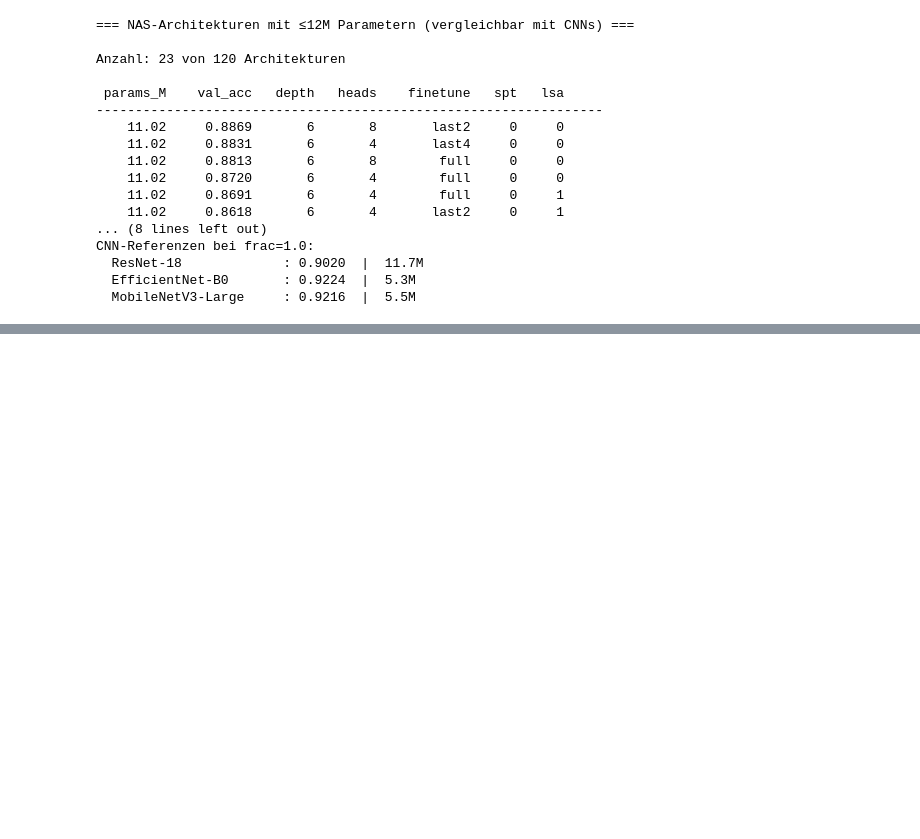
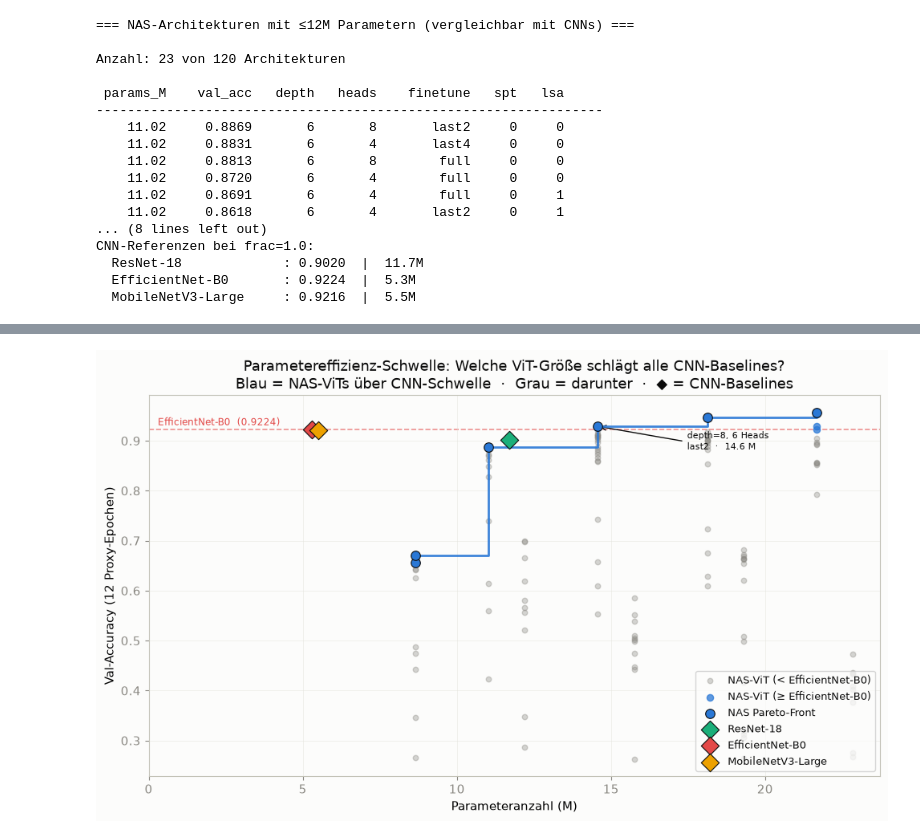
Before and after one commit to mats-ad/Masterarbeit, a Jupyter notebook: notebooks/auswertung_ergebnisse.ipynb, the cells around one changed output, grey strips where cells are left out. Drawn from its saved outputs; the diff is of its cells as text; code cells hidden in the pictures; blank space fills up the shorter version.

```diff
--- a/notebooks/auswertung_ergebnisse.ipynb
+++ b/notebooks/auswertung_ergebnisse.ipynb
@@ -741,0 +776,78 @@ CNN-Referenzen bei frac=1.0:
+# %%
+# Schwelle: beste CNN (aus cnn_refs, frac=1.0)
+best_cnn_acc  = max(d["val_acc"] for d in cnn_refs.values())
+best_cnn_name = max(cnn_refs, key=lambda k: cnn_refs[k]["val_acc"])
+
+# Partition NAS-Architekturen
+nas_below = baseline[baseline["val_acc"] <= best_cnn_acc]
+nas_above = baseline[baseline["val_acc"] >  best_cnn_acc]
+
+# Kleinste NAS-ViT die beste CNN schlägt
+smallest_winner = nas_above.sort_values("params").iloc[0]
+min_params_M    = smallest_winner["params"] / 1e6
+
+print(f"Schwelle ({best_cnn_name}):         val_acc = {best_cnn_acc:.4f}")
+print(f"NAS-Architekturen über Schwelle:   {len(nas_above)} / {len(baseline)}")
+print(f"Kleinste winnende ViT:             {min_params_M:.2f} M  |  val_acc={smallest_winner['val_acc']:.4f}")
+print(f"  depth={int(smallest_winner['depth'])}, num_heads={int(smallest_winner['num_heads'])}, "
+      f"finetune_mode={smallest_winner['finetune_mode']}")
+
+mask = pareto_front(baseline)
+pf   = baseline[mask].sort_values("params")
+
+fig, ax = plt.subplots(figsize=(10, 6))
+
+# NAS unterhalb Schwelle — grau
+ax.scatter(nas_below["params"] / 1e6, nas_below["val_acc"],
+           color=MUTED, alpha=0.35, s=22, zorder=2,
+           label=f"NAS-ViT (< {best_cnn_name})")
+
+# NAS oberhalb Schwelle — blau
+ax.scatter(nas_above["params"] / 1e6, nas_above["val_acc"],
+           color=C1, alpha=0.75, s=35, zorder=3,
+           label=f"NAS-ViT (≥ {best_cnn_name})")
+
+# Pareto-Front
+ax.step(pf["params"] / 1e6, pf["val_acc"],
+        where="post", color=C1, linewidth=2.0, alpha=0.9, zorder=4)
+ax.scatter(pf["params"] / 1e6, pf["val_acc"],
+           color=C1, s=70, zorder=5, edgecolors="#0b0b0b", linewidths=0.8,
+           label="NAS Pareto-Front")
+
+# CNN-Baselines
+cnn_style = {"ResNet-18": C2, "EfficientNet-B0": C4, "MobileNetV3-Large": C3}
+for name, data in cnn_refs.items():
+    ax.scatter(data["params_M"], data["val_acc"],
+               marker="D", s=130, color=cnn_style[name], zorder=6,
+               edgecolors="#0b0b0b", linewidths=0.8, label=name)
+
+# Horizontale Schwellen-Linie (beste CNN)
+ax.axhline(best_cnn_acc, color=C4, linewidth=1.2, linestyle="--", alpha=0.6, zorder=1)
+ax.text(0.3, best_cnn_acc + 0.004,
+        f"{best_cnn_name}  ({best_cnn_acc:.4f})",
+        fontsize=8.5, color=C4, va="bottom")
+
+# Pfeil-Annotation auf kleinsten Winner
+ax.annotate("",
+            xy=(smallest_winner["params"] / 1e6, smallest_winner["val_acc"]),
+            xytext=(smallest_winner["params"] / 1e6 + 2.8,
+                    smallest_winner["val_acc"] - 0.03),
+            arrowprops=dict(arrowstyle="->", color="#0b0b0b", lw=1.0))
+ax.text(smallest_winner["params"] / 1e6 + 2.9,
+        smallest_winner["val_acc"] - 0.03,
+        f"depth={int(smallest_winner['depth'])}, "
+        f"{int(smallest_winner['num_heads'])} Heads\n"
+        f"{smallest_winner['finetune_mode']}  ·  {min_params_M:.1f} M",
+        fontsize=8, color="#0b0b0b", va="center")
+
+ax.set_xlabel("Parameteranzahl (M)")
+ax.set_ylabel("Val-Accuracy (12 Proxy-Epochen)")
+ax.set_title("Parametereffizienz-Schwelle: Welche ViT-Größe schlägt alle CNN-Baselines?\n"
+             "Blau = NAS-ViTs über CNN-Schwelle  ·  Grau = darunter  ·  ◆ = CNN-Baselines")
+ax.legend(loc="lower right", fontsize=9)
+ax.grid(True, alpha=0.5)
+ax.set_xlim(left=0)
+plt.tight_layout()
+plt.savefig("../results/plots/pareto_cnn_threshold.png", dpi=150)
+plt.show()
+# %% [output]
@@ -741,0 +858 @@ CNN-Referenzen bei frac=1.0:
+[figure, added]
```
Also changed, not shown: parts of 6 cells of this notebook, 3 other files.
